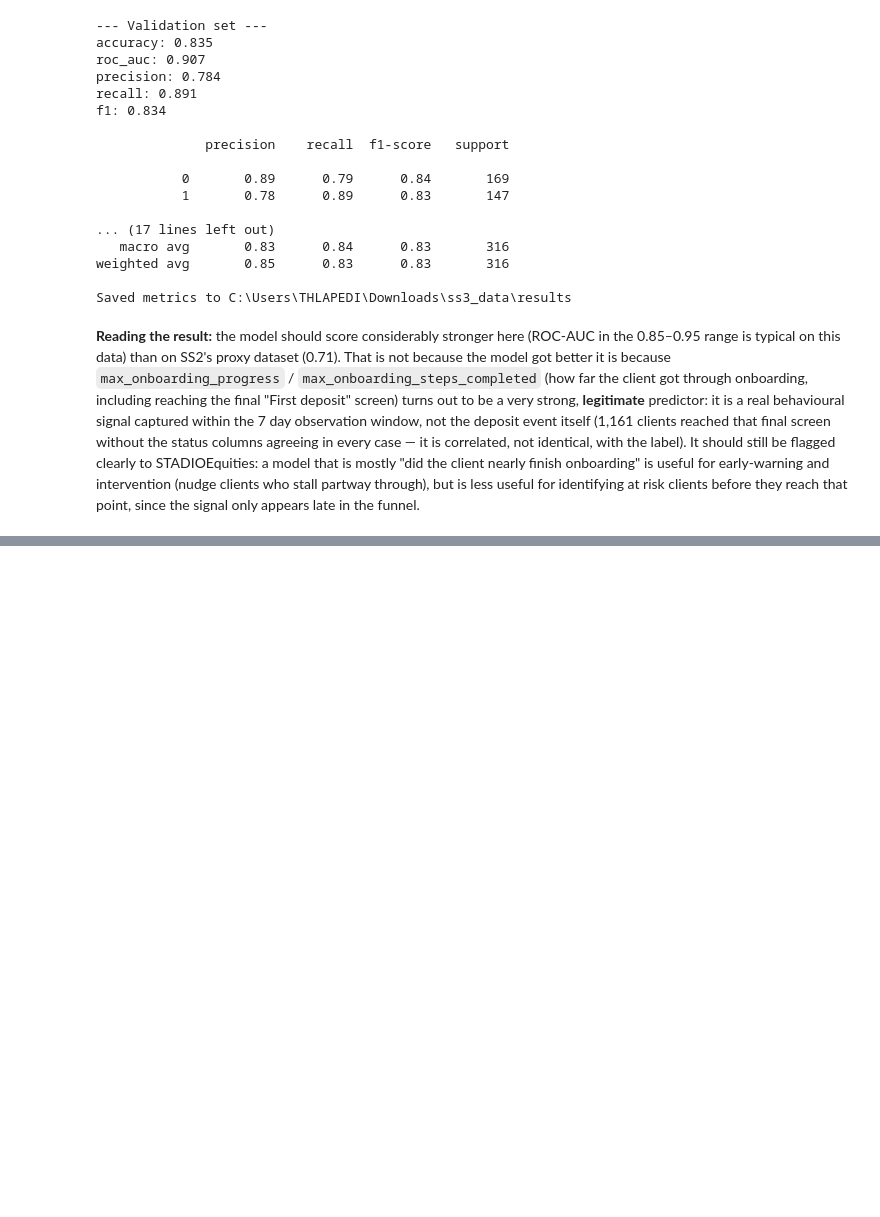
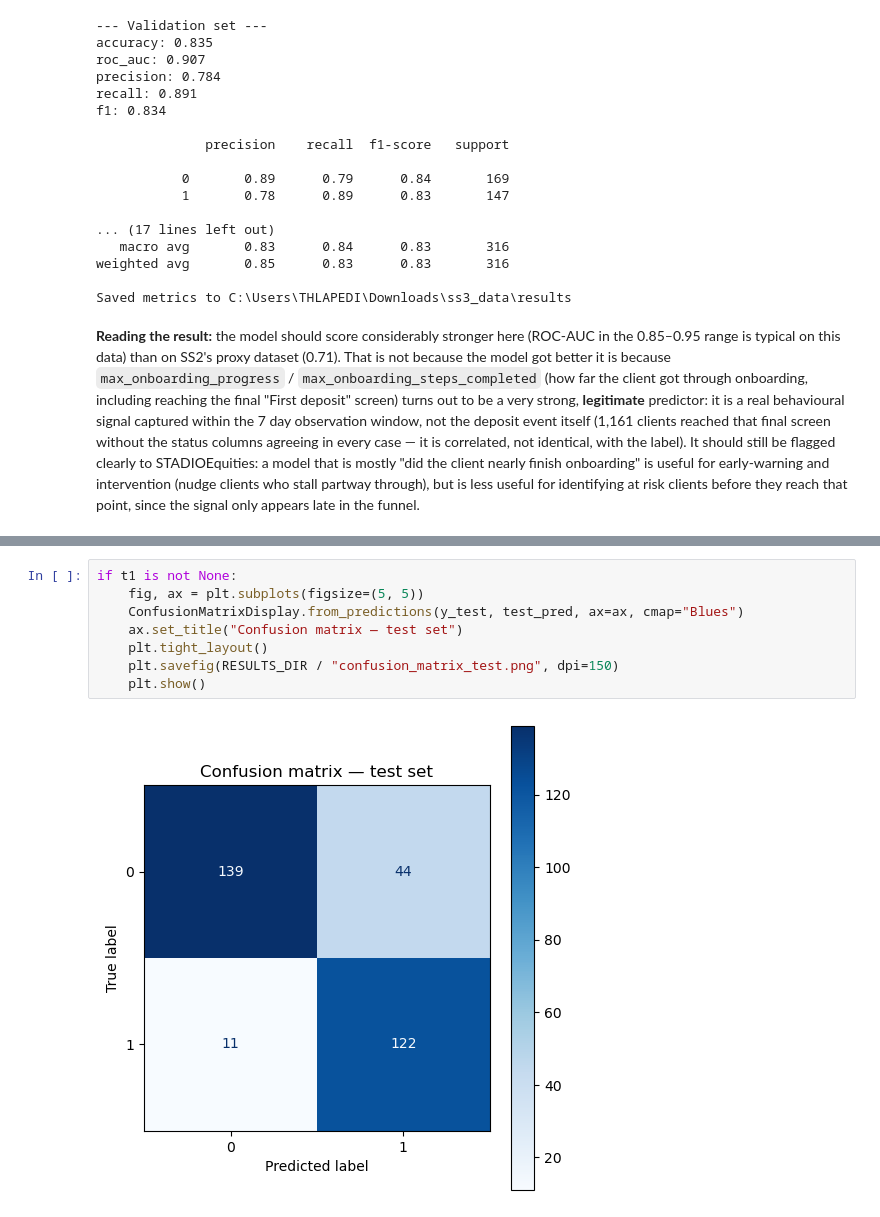
Before and after one commit to ThlapediRietaPhadime/CAP182-Capstone-Project, a Jupyter notebook: SS3_PartB.ipynb, the cells around one changed output, grey strips where cells are left out. Saved outputs shown, nothing was run; the diff lists cells and outputs as text; blank space fills up the shorter version.

Commit message:
Add results visualisation section

```diff
--- a/SS3_PartB.ipynb
+++ b/SS3_PartB.ipynb
@@ -385,0 +393,10 @@ point, since the signal only appears late in the funnel.
+# %%
+if t1 is not None:
+    fig, ax = plt.subplots(figsize=(5, 5))
+    ConfusionMatrixDisplay.from_predictions(y_test, test_pred, ax=ax, cmap="Blues")
+    ax.set_title("Confusion matrix — test set")
+    plt.tight_layout()
+    plt.savefig(RESULTS_DIR / "confusion_matrix_test.png", dpi=150)
+    plt.show()
+# %% [output]
+[figure, added]
```
Also changed, not shown: parts of 3 cells of this notebook.
